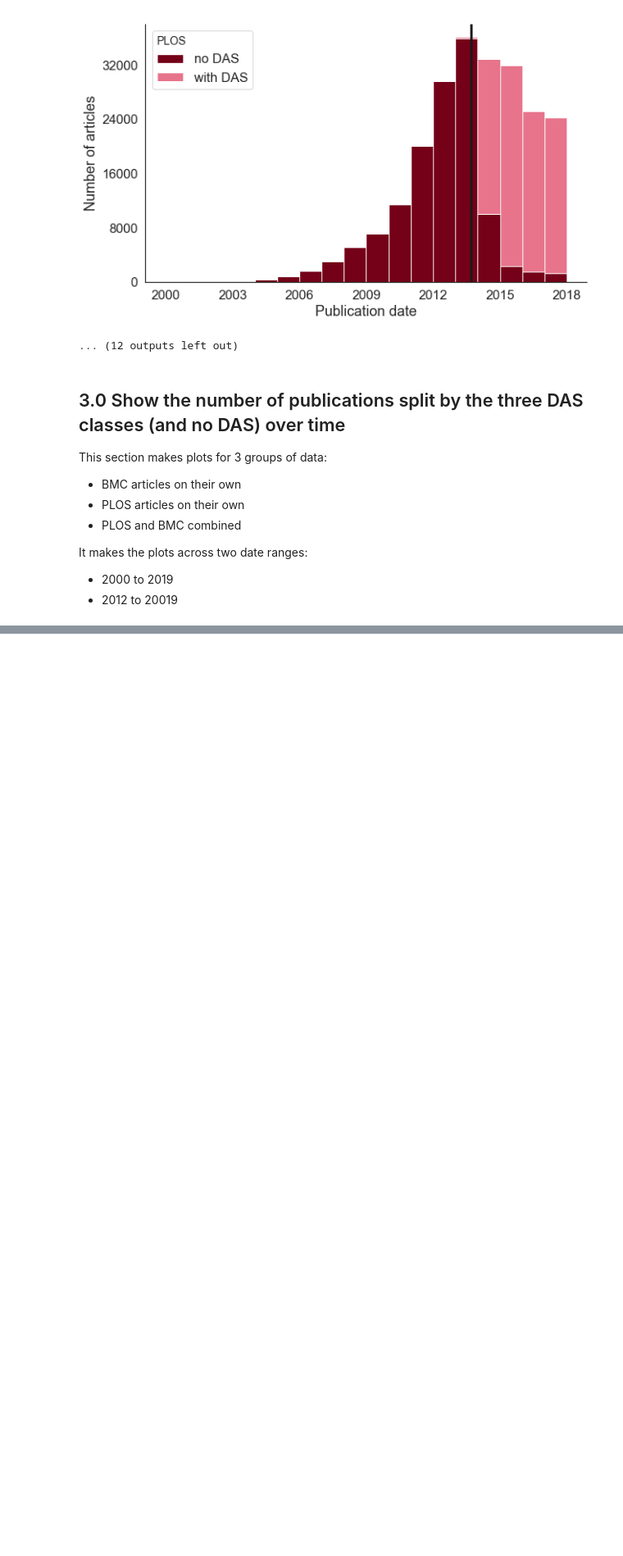
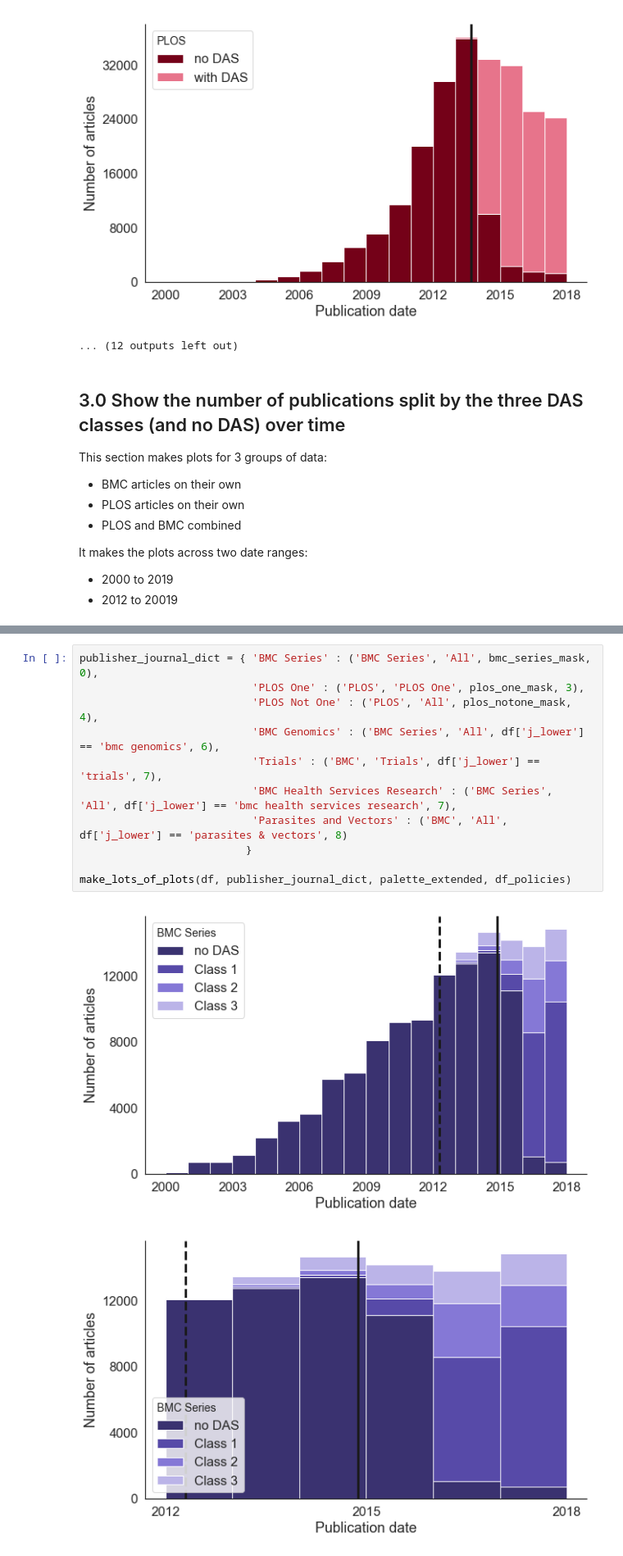
Before and after one commit to alan-turing-institute/das-public, a Jupyter notebook: notebooks/DescriptiveFigures.ipynb, the cells around one changed output, grey strips where cells are left out. Shown at 82% size. Cells and saved outputs as stored; diff of their text form; blank space fills up the shorter version.

```diff
--- a/notebooks/DescriptiveFigures.ipynb
+++ b/notebooks/DescriptiveFigures.ipynb
@@ -1238,0 +607,14 @@ df.loc[(df['p_date'].notnull()) & (df['das_class']==3), 'p_date']
+# %%
+publisher_journal_dict = { 'BMC Series' : ('BMC Series', 'All', bmc_series_mask, 0),
+                           'PLOS One' : ('PLOS', 'PLOS One', plos_one_mask, 3),
+                           'PLOS Not One' : ('PLOS', 'All', plos_notone_mask, 4),
+                           'BMC Genomics' : ('BMC Series', 'All', df['j_lower'] == 'bmc genomics', 6),
+                           'Trials' : ('BMC', 'Trials', df['j_lower'] == 'trials', 7),
+                           'BMC Health Services Research' : ('BMC Series', 'All', df['j_lower'] == 'bmc health services research', 7),
+                           'Parasites and Vectors' : ('BMC', 'All', df['j_lower'] == 'parasites & vectors', 8)
+                          }
+
+make_lots_of_plots(df, publisher_journal_dict, palette_extended, df_policies)
+# %% [output]
+[figure, added]
+[figure, added]
```
Also changed, not shown: parts of 71 cells of this notebook, 1 other file.
